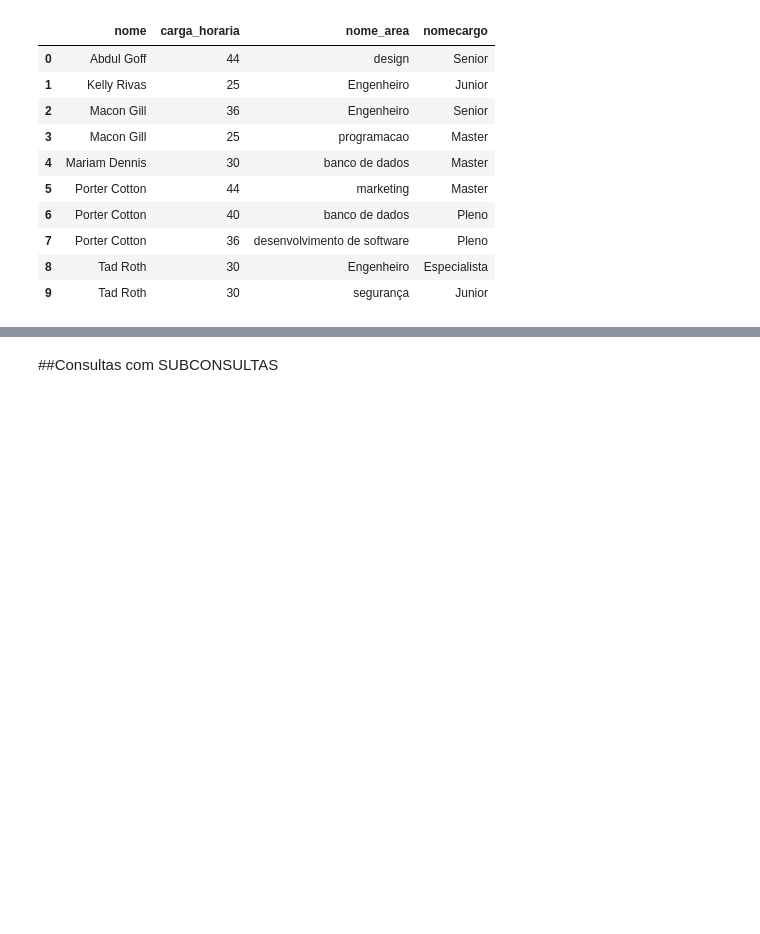
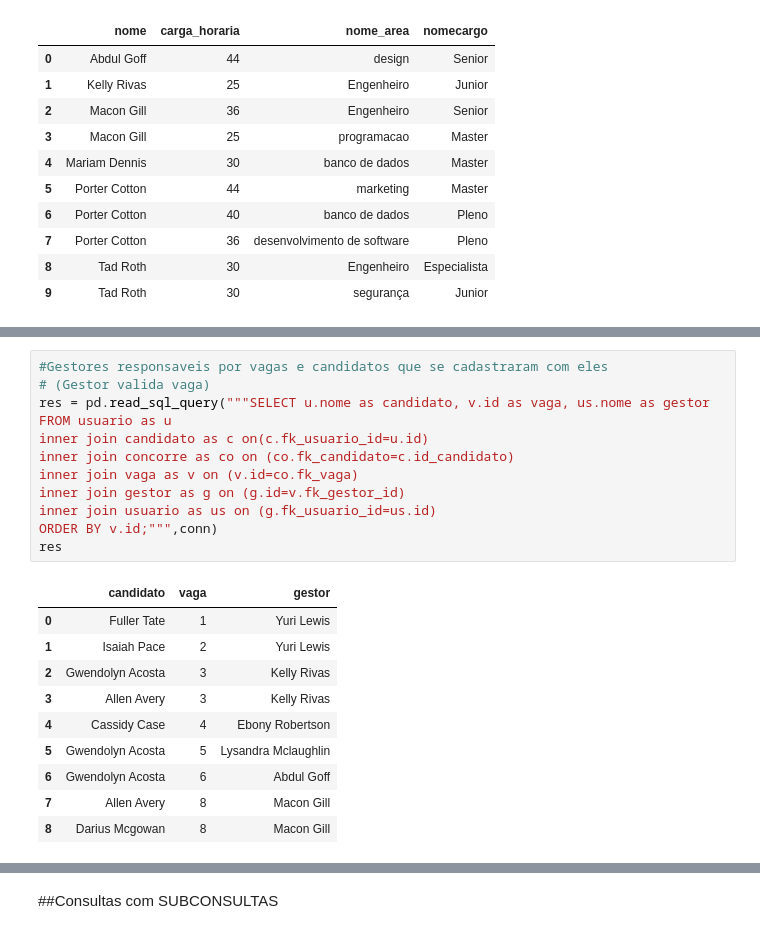
Before and after one commit to MateusLannes/Trabalho_BD1_2022, a Jupyter notebook: Files/ColabGHHL_Contrat.ipynb, the cells around one changed output, grey strips where cells are left out. Drawn from its saved outputs; the diff is of its cells as text; blank space fills up the shorter version.

```diff
--- a/Files/ColabGHHL_Contrat.ipynb
+++ b/Files/ColabGHHL_Contrat.ipynb
@@ -1281,0 +1312,23 @@ res
+# %%
+#Gestores responsaveis por vagas e candidatos que se cadastraram com eles
+# (Gestor valida vaga)
+res = pd.read_sql_query("""SELECT u.nome as candidato, v.id as vaga, us.nome as gestor
+FROM usuario as u
+inner join candidato as c on(c.fk_usuario_id=u.id)
+inner join concorre as co on (co.fk_candidato=c.id_candidato)
+inner join vaga as v on (v.id=co.fk_vaga)
+inner join gestor as g on (g.id=v.fk_gestor_id)
+inner join usuario as us on (g.fk_usuario_id=us.id)
+ORDER BY v.id;""",conn)
+res
+# %% [output]
+|  | candidato | vaga | gestor |
+| 0 | Fuller Tate | 1 | Yuri Lewis |
+| 1 | Isaiah Pace | 2 | Yuri Lewis |
+| 2 | Gwendolyn Acosta | 3 | Kelly Rivas |
+| 3 | Allen Avery | 3 | Kelly Rivas |
+| 4 | Cassidy Case | 4 | Ebony Robertson |
+| 5 | Gwendolyn Acosta | 5 | Lysandra Mclaughlin |
+| 6 | Gwendolyn Acosta | 6 | Abdul Goff |
+| 7 | Allen Avery | 8 | Macon Gill |
+| 8 | Darius Mcgowan | 8 | Macon Gill |
```
Also changed, not shown: parts of 9 cells of this notebook.
